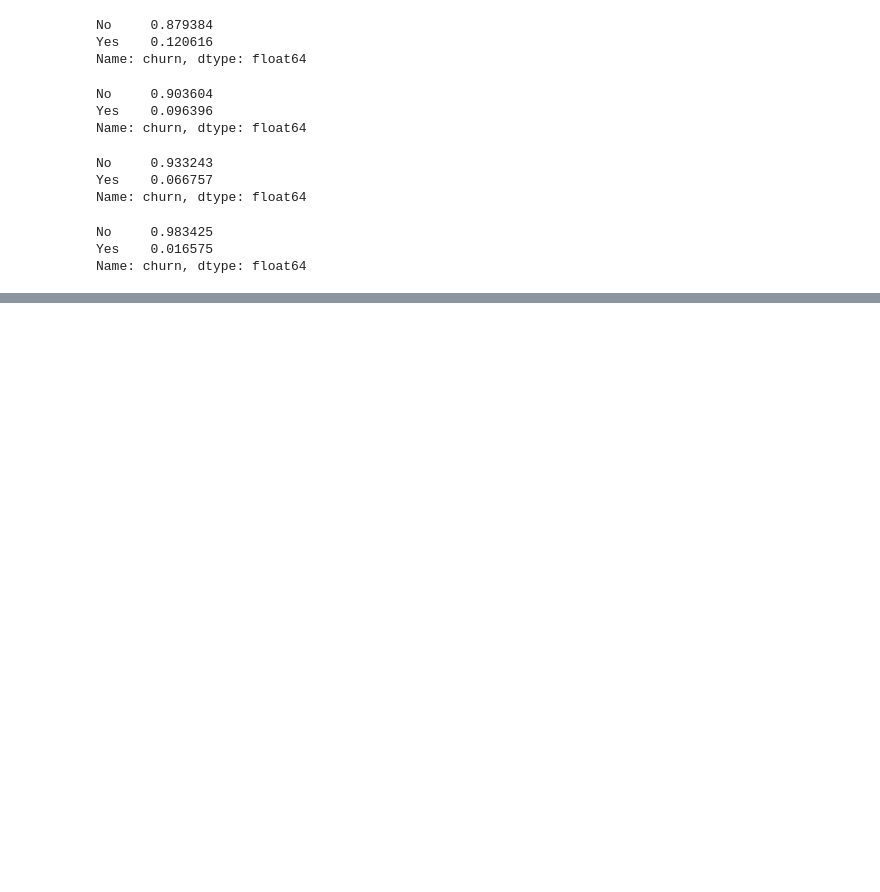
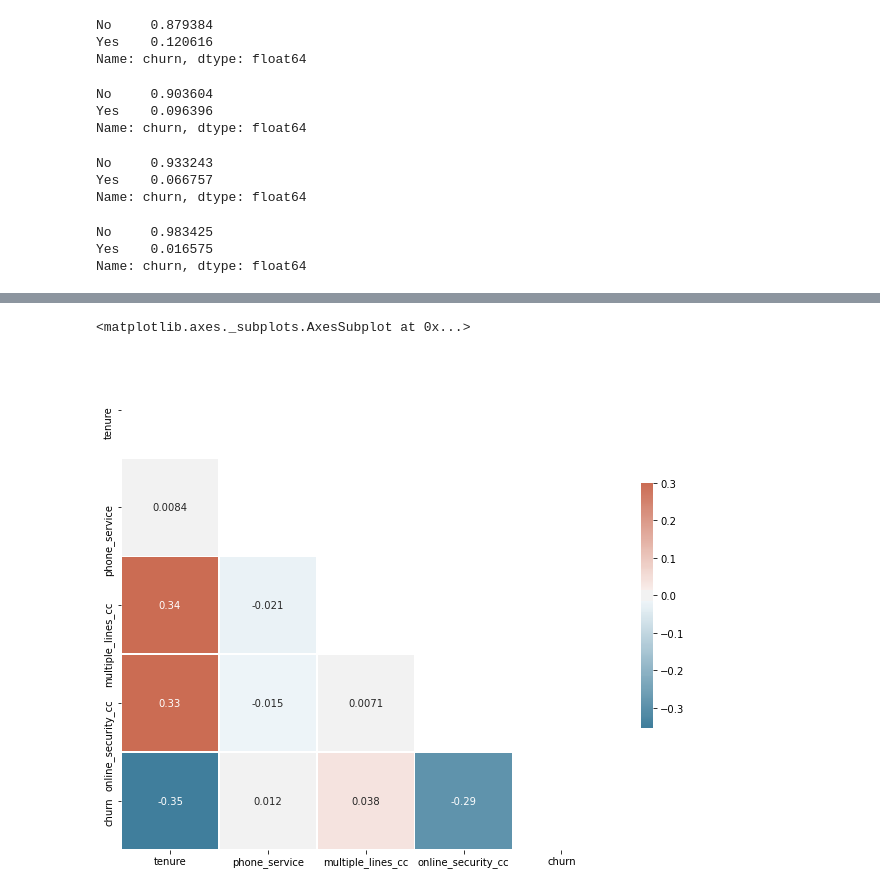
Before and after one commit to CSolitaire/telco_churn, a Jupyter notebook: solitaire_classification_project.ipynb, the cells around one changed output, grey strips where cells are left out. Cells and saved outputs as stored; diff of their text form; code cells hidden in the pictures; blank space fills up the shorter version.

```diff
--- a/solitaire_classification_project.ipynb
+++ b/solitaire_classification_project.ipynb
@@ -118,0 +145,21 @@ Name: tech_support_cc, dtype: int64
+# %%
+# Identify features to explore (Part Two)
+explore_heatmat = df_explore[['tenure', 'phone_service', 'multiple_lines_cc', 'online_security_cc', 'churn']]
+# Compute the correlation matrix (all train)
+corr = explore_heatmat.corr()
+
+# Generate a mask for the upper triangle
+mask = np.triu(np.ones_like(corr, dtype=bool))
+
+# Set up the matplotlib figure
+f, ax = plt.subplots(figsize=(11, 9))
+
+# Generate a custom diverging colormap
+cmap = sns.diverging_palette(230, 20, as_cmap=True)
+
+# Draw the heatmap with the mask and correct aspect ratio
+sns.heatmap(corr, mask=mask, annot = True, cmap=cmap, vmax=.3, center=0,
+            square=True, linewidths=.5, cbar_kws={"shrink": .5})
+# %% [output]
+<matplotlib.axes._subplots.AxesSubplot at 0x...>
+[figure, added]
```
Also changed, not shown: parts of 28 cells of this notebook.
